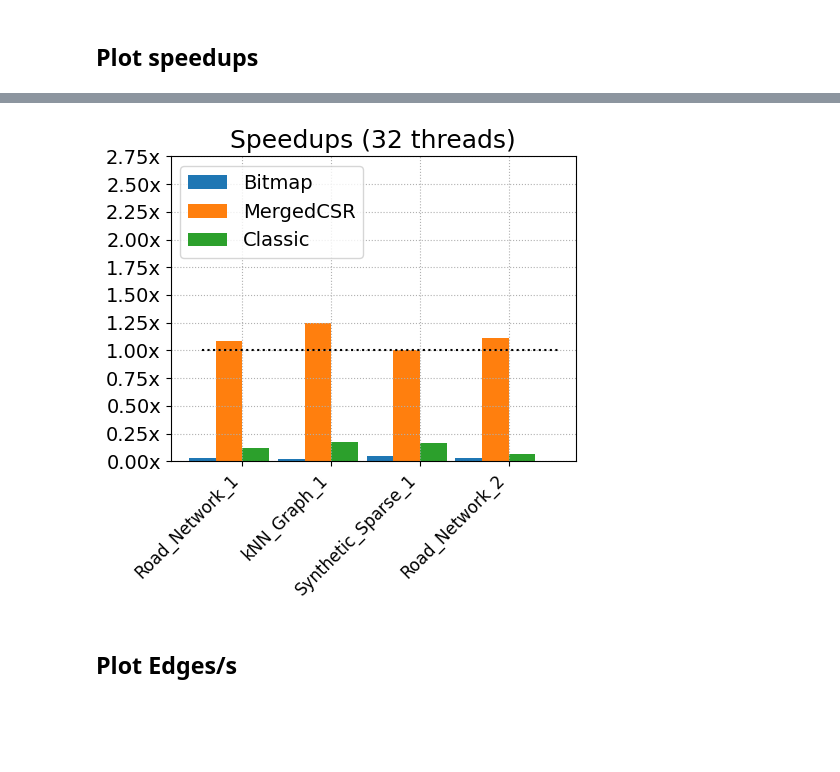
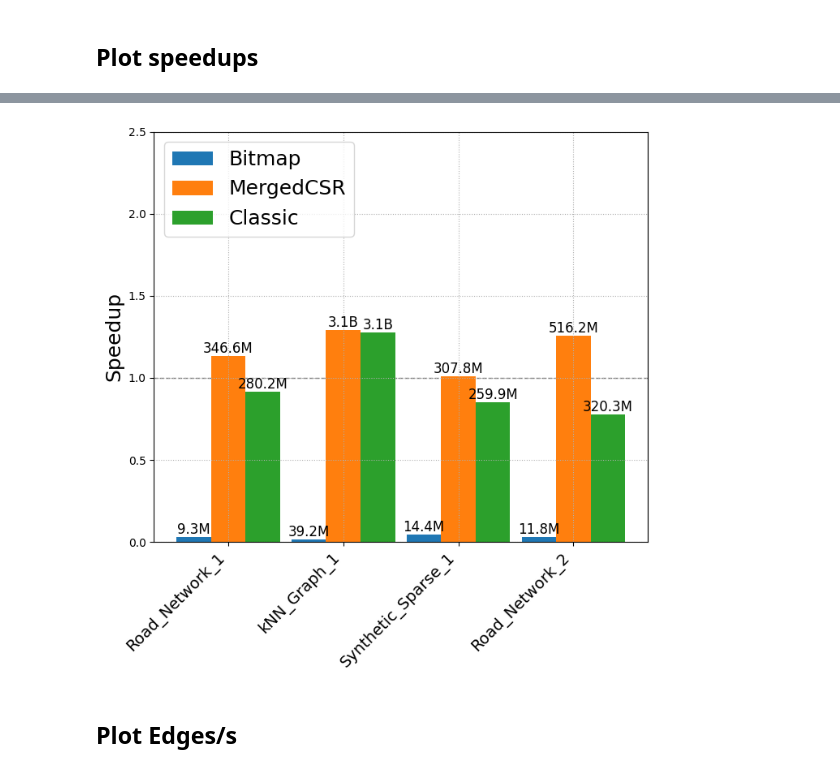
Before and after one commit to Sasso0101/CacheMeIfYouCan, a Jupyter notebook: scripts/analysis_runtime.ipynb, the cells around one changed output, grey strips where cells are left out. Saved outputs shown, nothing was run; the diff lists cells and outputs as text; code cells hidden in the pictures; blank space fills up the shorter version.

Commit message:
New plots

```diff
--- a/scripts/analysis_runtime.ipynb
+++ b/scripts/analysis_runtime.ipynb
@@ -297,7 +301,7 @@ large_datasets = [d for d in datasets if dataset_category[d] == 'large']
 
 FONT_TITLE = 18
 FONT_AXES = 18
-FONT_LEGEND = 14
+FONT_LEGEND = 18
 BAR_WIDTH = 0.3
 
 PROGRAM_LABELS = {
@@ -309,70 +313,37 @@ PROGRAM_LABELS = {
 # _threads = sorted(average_runtimes[BASELINE_PROGRAM].keys())
 _threads = [32]
 
+import os
+
+# Create the plots directory if it does not exist
+os.makedirs('plots', exist_ok=True)
+
 for threads in _threads:
-    max_eps = -1
-    # Plot speedups for small datasets
-    fig, ax = plt.subplots(figsize=(5, 5))
-    for i, (program, program_speedups) in enumerate(speedups.items()):
-        if program != BASELINE_PROGRAM:
-            small_datasets = [d for d in datasets if dataset_category[d] == 'small']
-            program_speedups = program_speedups[threads]
-            small_speedups = [program_speedups.get(dataset, np.nan) for dataset in small_datasets]
-            bars = ax.bar(np.arange(len(small_datasets)) + i * BAR_WIDTH, small_speedups, BAR_WIDTH, label=PROGRAM_LABELS.get(program, program))
-            for bar, speedup in zip(bars, small_speedups):
-                if np.isnan(speedup):
+    for dataset_group in (small_datasets, large_datasets):
+        fig, ax = plt.subplots(figsize=(7, 7))
+        ax.axhline(y=1, color='gray', linestyle='--', linewidth=1, zorder=0)
+        for i, program in enumerate(programs):
+            program_speedups = speedups['distances'][program][threads]
+            speedup_values = [program_speedups.get(dataset, np.nan) for dataset in dataset_group]
+            bars = ax.bar(np.arange(len(dataset_group)) + i * BAR_WIDTH, speedup_values, BAR_WIDTH, label=PROGRAM_LABELS[program])
+            for bar, dataset in zip(bars, dataset_group):
+                eps_value = eps[program][threads].get(dataset, np.nan)
+                if np.isnan(eps_value):
                     ax.text(bar.get_x() + bar.get_width() / 4, 0, 'x')
                 else:
-                    max_eps = max(max_eps, speedup)
-    max_eps = int(max_eps) + 2
+                    if eps_value >= 1e9:
+                        formatted_eps_value = f'{eps_value / 1e9:.1f}B'
+                    else:
+                        formatted_eps_value = f'{eps_value / 1e6:.1f}M'
+                    ax.text(bar.get_x() + bar.get_width() / 2, bar.get_height(), formatted_eps_value, ha='center', va='bottom', fontsize=FONT_TICKS-2)
 
-    # Add some text for labels, title and custom x-axis tick labels, etc.
-    # ax.set_xlabel('Small Datasets')
-    # ax.set_ylabel('Speedup', fontsize=FONT_AXES)
-    speedup_ticks = np.arange(max_eps, step=0.25)
-    ax.plot(range(5), [1] * int(5), color='black', linestyle=':')
-    ax.set_title(f'Speedups ({threads} threads)', fontsize=FONT_TITLE)
-    ax.set_yticks(speedup_ticks)
-    ax.set_yticklabels([f'{i}x' for i in speedup_ticks], fontsize=FONT_TICKS)
-    ax.set_xticks(np.arange(len(small_datasets)) + 1.5 * BAR_WIDTH)
-    ax.set_xticklabels(small_datasets, rotation=45, ha='right', fontsize=FONT_TICKS-2)
-    # for tick, dataset in zip(ax.get_xticklabels(), small_datasets):
-    #     tick.set_color(category_colors[dataset_category[dataset]])
-    ax.legend(loc='upper left', fontsize=FONT_LEGEND)
-    ax.grid(True, linestyle=':')
-    fig.tight_layout()
-    plt.show()
-
-    max_eps = -1
-    # Plot speedups for large datasets
-    fig, ax = plt.subplots(figsize=(5, 5))
-    for i, (program, program_speedups) in enumerate(speedups.items()):
-        if program != BASELINE_PROGRAM:
-            large_datasets = [d for d in datasets if dataset_category[d] == 'large']
-            program_speedups = program_speedups[threads]
-            large_speedups = [program_speedups.get(dataset, np.nan) for dataset in large_datasets]
-            bars = ax.bar(np.arange(len(large_datasets)) + i * BAR_WIDTH, large_speedups, BAR_WIDTH, label=PROGRAM_LABELS.get(program, program))
-            for bar, speedup in zip(bars, large_speedups):
-                if np.isnan(speedup):
-                    ax.text(bar.get_x() + bar.get_width() / 4, 0, 'x')
-                else:
-                    max_eps = max(max_eps, speedup)
-    max_eps = int(max_eps) + 2
-
-    # Add some text for labels, title and custom x-axis tick labels, etc.
-    # ax.set_xlabel('Large Datasets')
-    # ax.set_ylabel('Speedup', fontsize=FONT_AXES)
-    speedup_ticks = np.arange(max_eps, step=0.25)
-    ax.plot(range(5), [1] * int(5), color='black', linestyle=':')
-    ax.set_title(f'Speedups ({threads} threads)', fontsize=FONT_TITLE)
-    ax.set_yticks(speedup_ticks)
-    ax.set_yticklabels([f'{i:.2f}x' for i in speedup_ticks], fontsize=FONT_TICKS)
-    ax.set_xticks(np.arange(len(large_datasets)) + 1.5 * BAR_WIDTH)
-    ax.set_xticklabels(large_datasets, rotation=45, ha='right', fontsize=FONT_TICKS-2)
-    # for tick, dataset in zip(ax.get_xticklabels(), large_datasets):
-    #     tick.set_color(category_colors[dataset_category[dataset]])
-    ax.legend(loc='upper left', fontsize=FONT_LEGEND)
-    ax.grid(True, linestyle=':')
-    fig.tight_layout()
-    plt.show()
+        ax.set_ylabel('Speedup', fontsize=FONT_AXES)
+        ax.set_xticks(np.arange(len(dataset_group)) + BAR_WIDTH)
+        ax.set_xticklabels(dataset_group, rotation=45, ha='right', fontsize=FONT_TICKS)
+        ax.set_ylim(0, 2.5)
+        ax.legend(loc='upper left', fontsize=FONT_LEGEND)
+        ax.grid(True, linestyle=':')
+        fig.tight_layout()
+        plt.show()
+        fig.savefig(f'plots/speedup_{threads}_distances_{"small" if dataset_group == small_datasets else "large"}.pdf')
 # %% [output]
@@ -380,4 +351,4 @@ for threads in _threads:
-[figure, old version]
+[figure, new version]
 # %% [markdown]
 ## Plot Edges/s
 # %%
```
Also changed, not shown: parts of 9 cells of this notebook, 3 other files.
